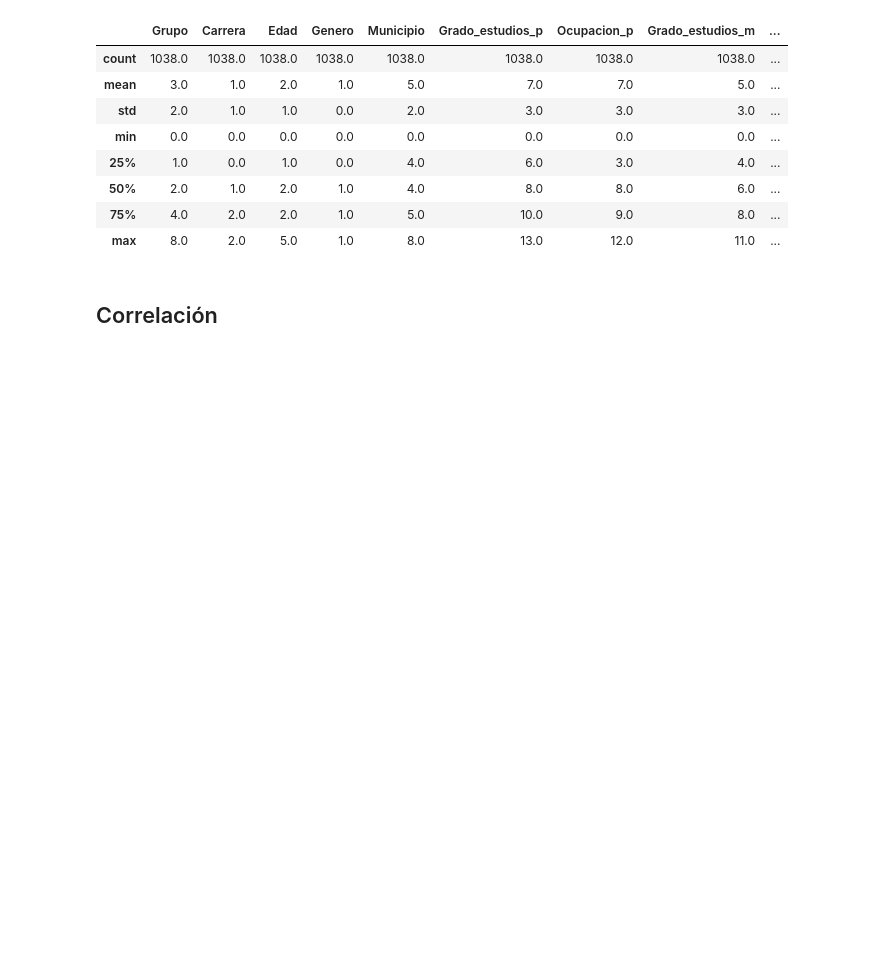
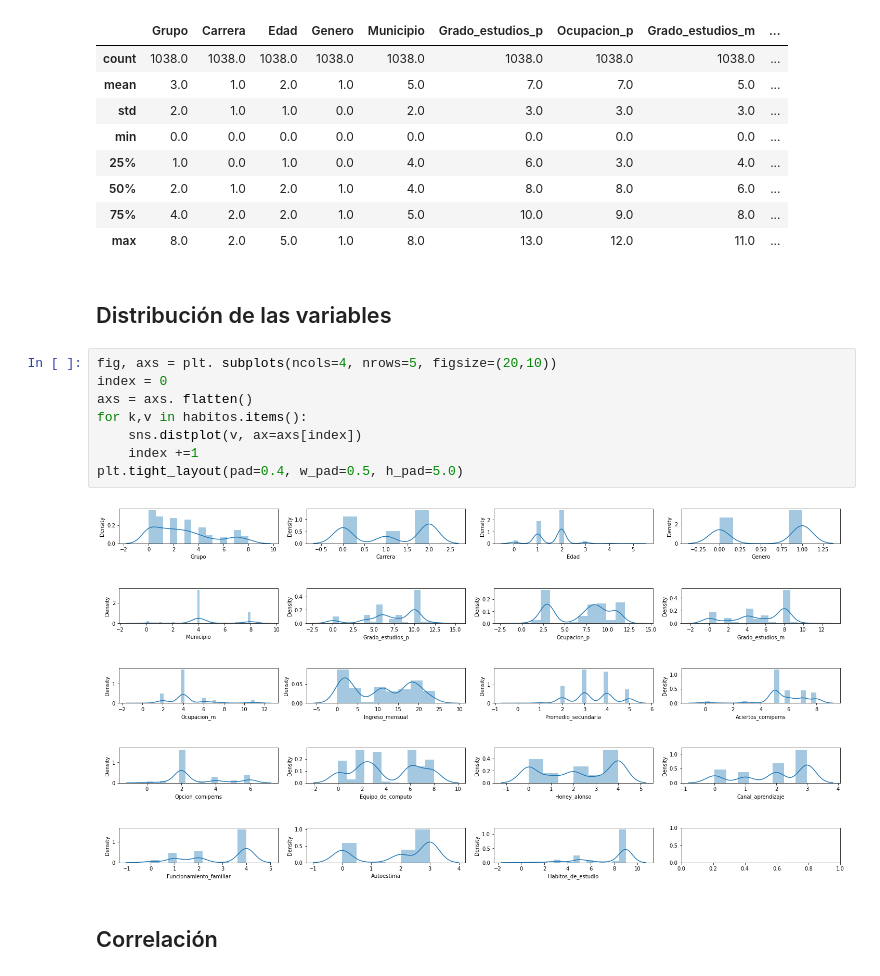
Before and after one commit to Yagoly/Prediccion-habitos-de-estudio, a Jupyter notebook: habitos_de_estudio.ipynb, the cells around one changed output. Drawn from its saved outputs; the diff is of its cells as text; blank space fills up the shorter version.

```diff
--- a/Prediccion-de-habitos-de-estudio.ipynb
+++ b/habitos_de_estudio.ipynb
@@ -945,6 +946,18 @@ habitos.describe().round()
 | 50% | 2.0 | 1.0 | 2.0 | 1.0 | 4.0 | 8.0 | 8.0 | 6.0 | ... |
 | 75% | 4.0 | 2.0 | 2.0 | 1.0 | 5.0 | 10.0 | 9.0 | 8.0 | ... |
 | max | 8.0 | 2.0 | 5.0 | 1.0 | 8.0 | 13.0 | 12.0 | 11.0 | ... |
+# %% [markdown]
+## Distribución de las variables
+# %%
+fig, axs = plt. subplots(ncols=4, nrows=5, figsize=(20,10))
+index = 0
+axs = axs. flatten()
+for k,v in habitos.items():
+    sns.distplot(v, ax=axs[index])
+    index +=1
+plt.tight_layout(pad=0.4, w_pad=0.5, h_pad=5.0)
+# %% [output]
+[figure, added]
 # %% [markdown]
 ## Correlación
 # %%
```
Also changed, not shown: parts of 46 cells of this notebook.
